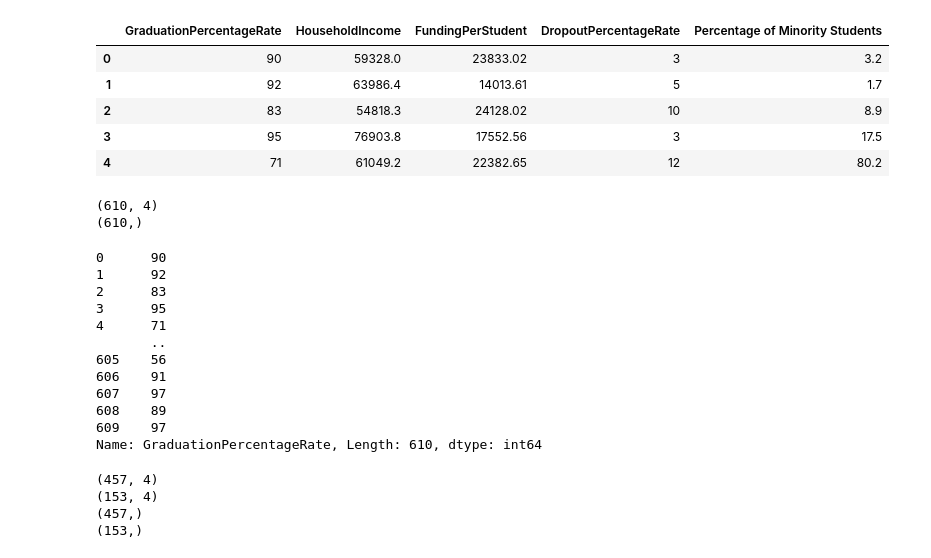
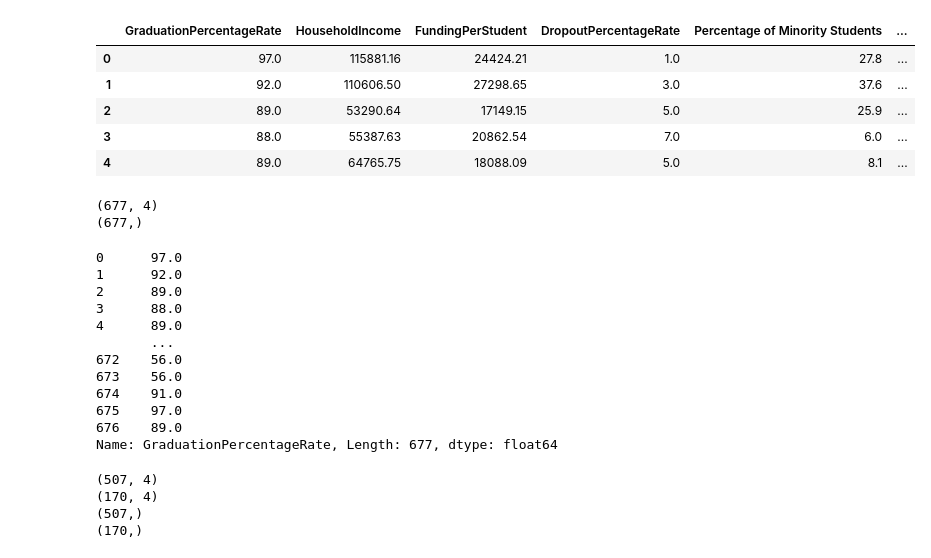
Before and after one commit to knowledgeforall/Dev10_Final_Project, a Jupyter notebook: code/Lasso_Model.ipynb, the cells around one changed output. Saved outputs shown, nothing was run; the diff lists cells and outputs as text; code cells hidden in the pictures.

```diff
--- a/code/Lasso_Model.ipynb
+++ b/code/Lasso_Model.ipynb
@@ -12,19 +12,19 @@ from sklearn import decomposition
 # %%
 # Storing the file path in 'loc' variable
 # loc = (r"C:\Users\Minet\Documents\Repositories\Dev10_Final_Project\Datasets\MLModelDatasetPowerBI.csv")
-loc = (r"C:\Users\Minet\Documents\Repositories\Dev10_Final_Project\Datasets\MLModelDatasetPowerBI2.csv")
+loc = (r"C:\Users\Minet\Documents\Repositories\Dev10_Final_Project\Datasets\AltMLModelDatasetPowerBI.csv")
 # Importing the file from the file path contained in 'loc' into 'df'
 df = pd.read_csv(loc)
 # %%
-df = df[['GraduationPercentageRate','HouseholdIncome','FundingPerStudent', 'DropoutPercentageRate', 'Percentage of Minority Students']]
+df = df[['GraduationPercentageRate','HouseholdIncome','FundingPerStudent', 'DropoutPercentageRate', 'Percentage of Minority Students', 'DistrictName']]
 df.head()
 # %% [output]
-|  | GraduationPercentageRate | HouseholdIncome | FundingPerStudent | DropoutPercentageRate | Percentage of Minority Students |
-| 0 | 90 | 59328.0 | 23833.02 | 3 | 3.2 |
-| 1 | 92 | 63986.4 | 14013.61 | 5 | 1.7 |
-| 2 | 83 | 54818.3 | 24128.02 | 10 | 8.9 |
-| 3 | 95 | 76903.8 | 17552.56 | 3 | 17.5 |
-| 4 | 71 | 61049.2 | 22382.65 | 12 | 80.2 |
+|  | GraduationPercentageRate | HouseholdIncome | FundingPerStudent | DropoutPercentageRate | Percentage of Minority Students | ... |
+| 0 | 97.0 | 115881.16 | 24424.21 | 1.0 | 27.8 | ... |
+| 1 | 92.0 | 110606.50 | 27298.65 | 3.0 | 37.6 | ... |
+| 2 | 89.0 | 53290.64 | 17149.15 | 5.0 | 25.9 | ... |
+| 3 | 88.0 | 55387.63 | 20862.54 | 7.0 | 6.0 | ... |
+| 4 | 89.0 | 64765.75 | 18088.09 | 5.0 | 8.1 | ... |
 # %%
 # nysd = datasets.load_nystatedistricts()
 features=['HouseholdIncome','FundingPerStudent', 'DropoutPercentageRate', 'Percentage of Minority Students']
@@ -37,23 +37,23 @@ print(X.shape)
 y = df.iloc[:, 0]
 print(y.shape)
 # %% [output]
-(610, 4)
-(610,)
+(677, 4)
+(677,)
 # %%
 y
 # %% [output]
-0      90
-1      92
-2      83
-3      95
-4      71
-       ..
-605    56
-606    91
-607    97
-608    89
-609    97
-Name: GraduationPercentageRate, Length: 610, dtype: int64
+0      97.0
+1      92.0
+2      89.0
+3      88.0
+4      89.0
+       ...
+672    56.0
+673    56.0
+674    91.0
+675    97.0
+676    89.0
+Name: GraduationPercentageRate, Length: 677, dtype: float64
 # %%
 # Create training and test split
 X_train, X_test, y_train, y_test = train_test_split(X, y, test_size=0.25, random_state=42)
@@ -73,12 +73,12 @@ print(y_train.shape)
 print(y_test.shape)
 
 # Create an instance of Lasso Regression implementation
-lasso = Lasso(alpha=0.0, normalize=True, selection='random')
+lasso = Lasso(alpha=0.1)
 # %% [output]
-(457, 4)
-(153, 4)
-(457,)
-(153,)
+(507, 4)
+(170, 4)
+(507,)
+(170,)
 # %%
 # helps us by passing modules one by one through GridSearchCV for which we want to get the best parameters.
 pipe = Pipeline(steps=[("scaler", scaler),
```
Also changed, not shown: parts of 7 cells of this notebook, 9 other files.
